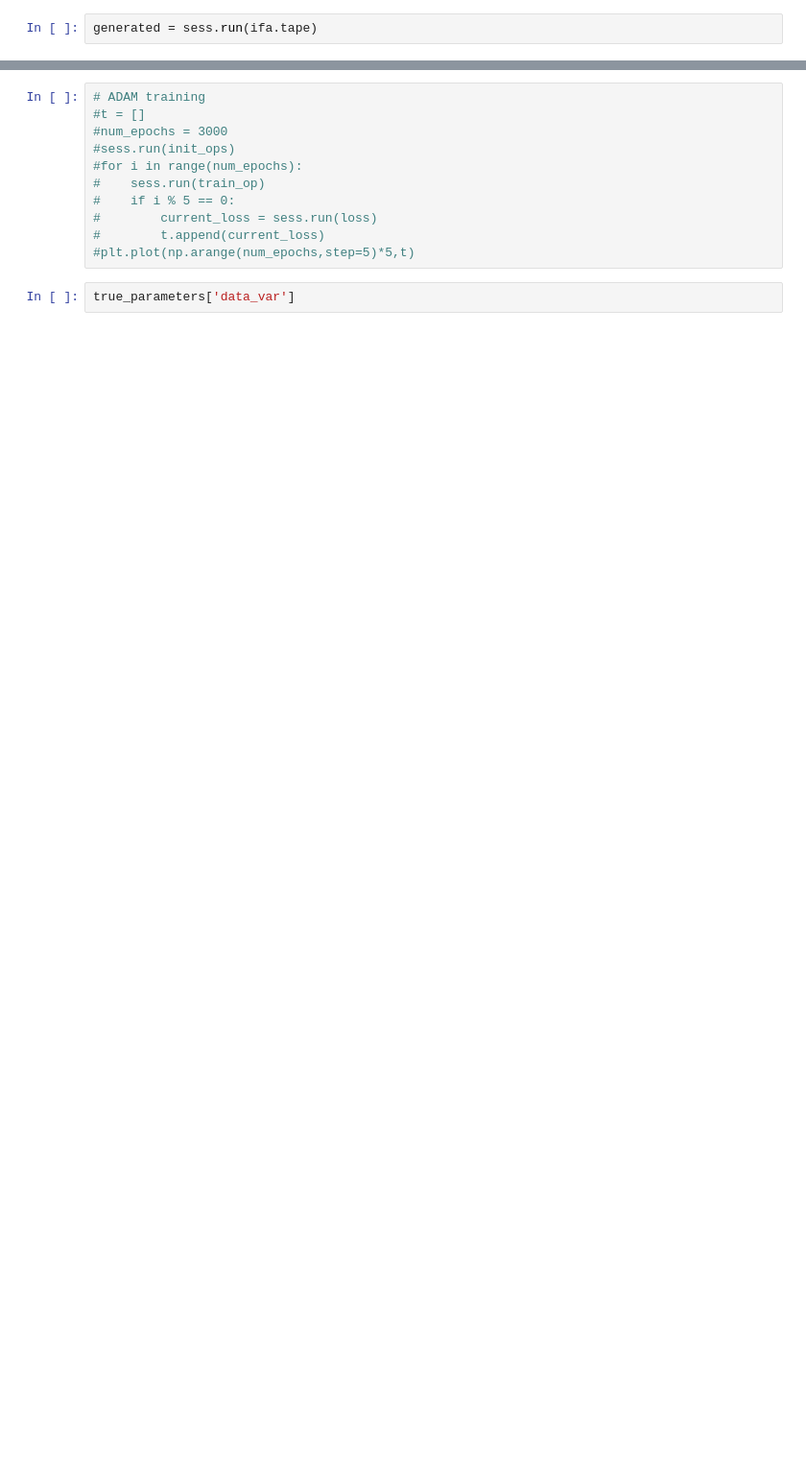
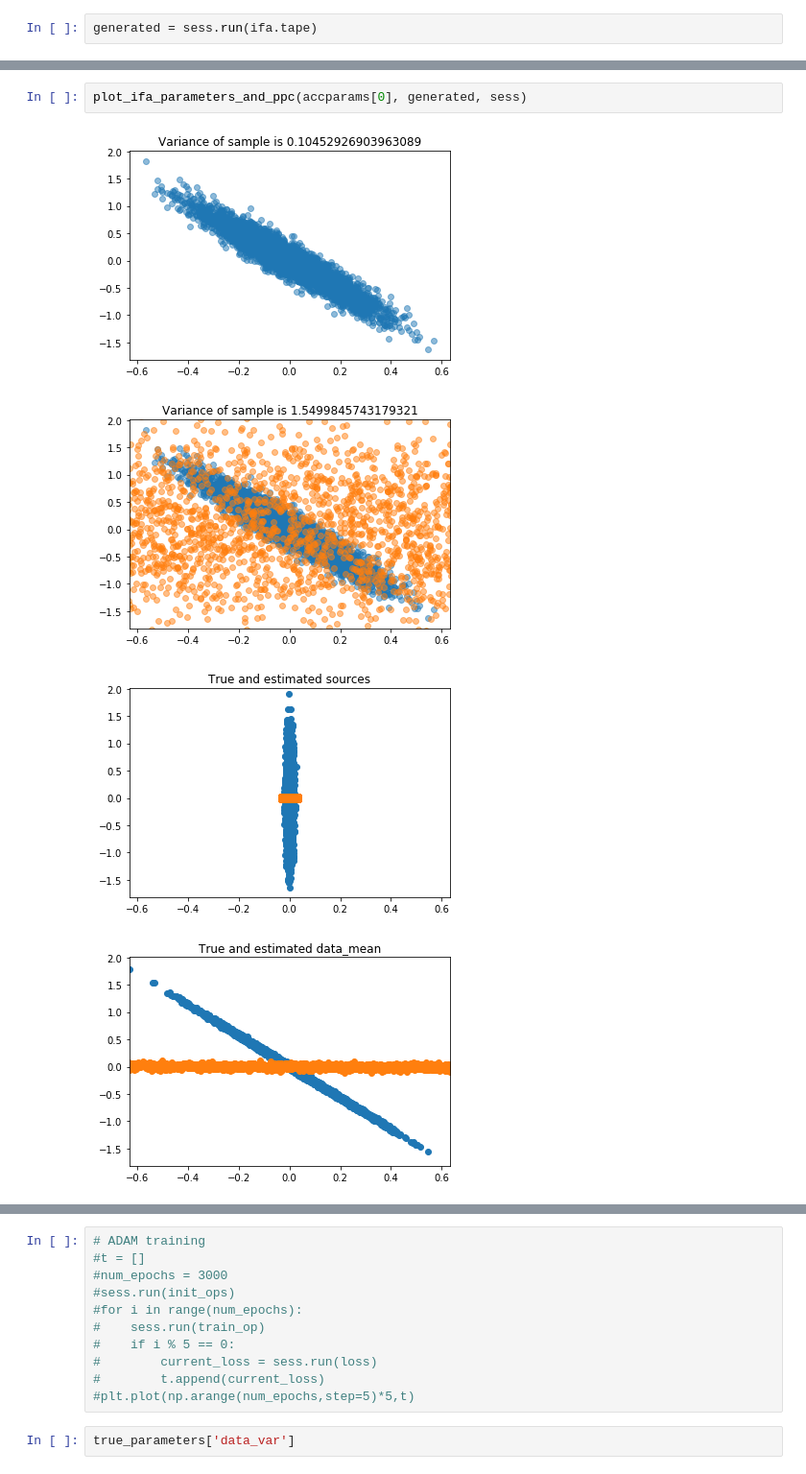
Before and after one commit to deoxyribose/FactOrCluster, a Jupyter notebook: notebooks/cifa_validation.ipynb, the cells around one changed output, grey strips where cells are left out. Shown at 96% size. Saved outputs shown, nothing was run; the diff lists cells and outputs as text; blank space fills up the shorter version.

```diff
--- a/notebooks/cifa_validation.ipynb
+++ b/notebooks/cifa_validation.ipynb
@@ -80,0 +97,7 @@ len(accparams)
+# %%
+plot_ifa_parameters_and_ppc(accparams[0], generated, sess)
+# %% [output]
+[figure, added]
+[figure, added]
+[figure, added]
+[figure, added]
```
Also changed, not shown: parts of 14 cells of this notebook.
